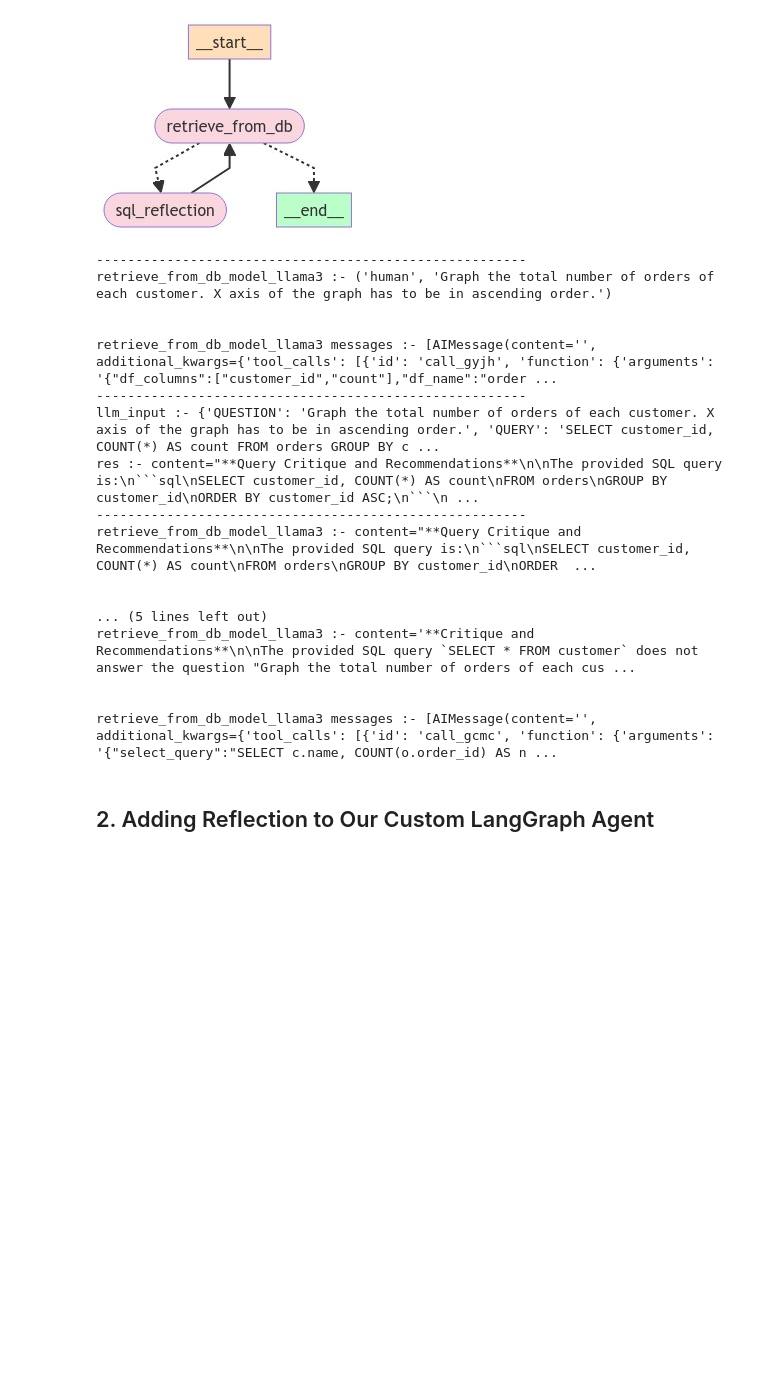
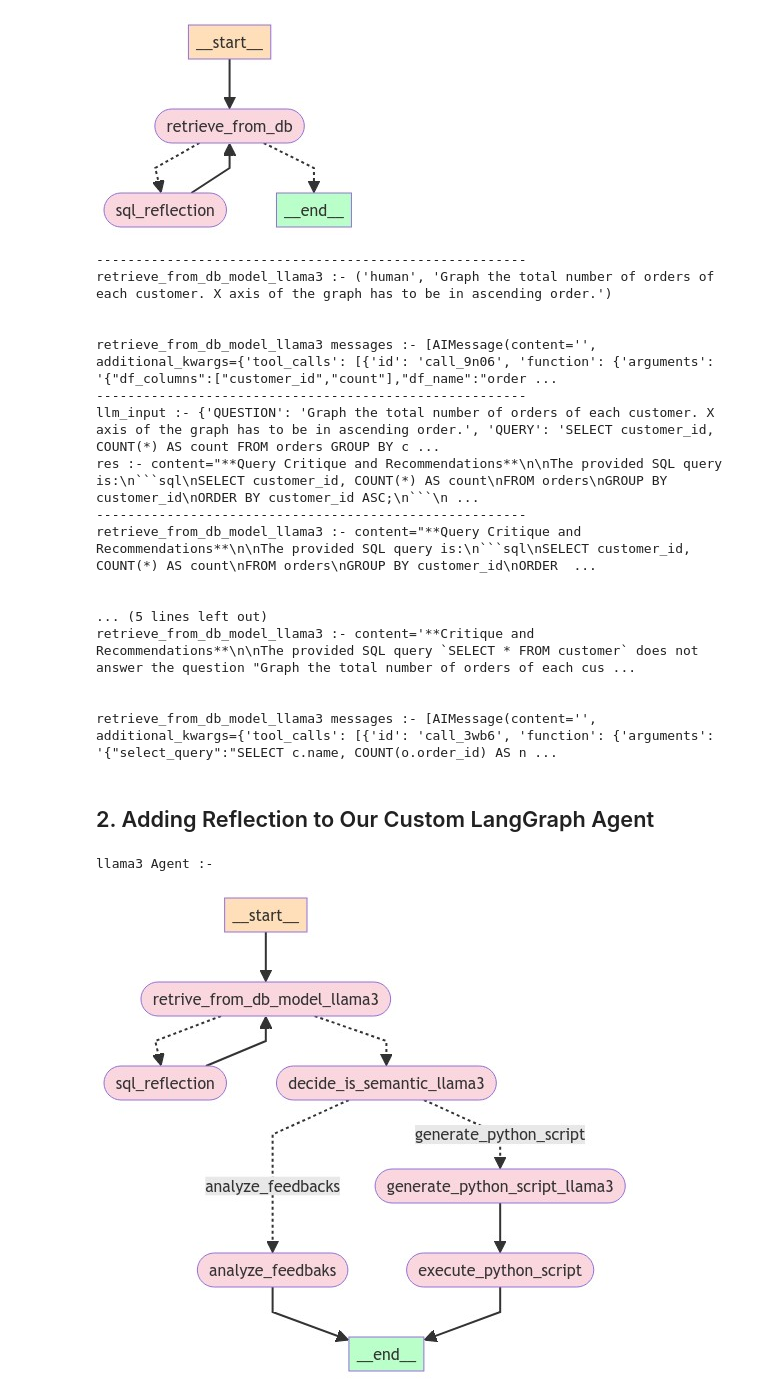
Before and after one commit to sudheera-94/ai_with_langchain, a Jupyter notebook: 03. Improve Output Quality/Improve_Output_Quality_1_Reflection.ipynb, the cells around one changed output. Cells and saved outputs as stored; diff of their text form; code cells hidden in the pictures; blank space fills up the shorter version.

Commit message:
Custom LangGraph agent compilation successful, result was not as expected

````diff
--- a/03. Improve Output Quality/Improve_Output_Quality_1_Reflection.ipynb
+++ b/03. Improve Output Quality/Improve_Output_Quality_1_Reflection.ipynb
@@ -163,13 +163,14 @@ display(Image(graph.get_graph().draw_mermaid_png()))
 # %% [output]
 [figure]
 # %%
-output_llama3 = graph.invoke({"messages": [("human", "Graph the total number of orders of each customer. X axis of the graph has to be in ascending order.")]})
+output_llama3 = graph.invoke({"messages": [
+    ("human", "Graph the total number of orders of each customer. X axis of the graph has to be in ascending order.")]})
 # %% [output]
 -------------------------------------------------------
 retrieve_from_db_model_llama3 :- ('human', 'Graph the total number of orders of each customer. X axis of the graph has to be in ascending order.')
 
 
-retrieve_from_db_model_llama3 messages :- [AIMessage(content='', additional_kwargs={'tool_calls': [{'id': 'call_gyjh', 'function': {'arguments': '{"df_columns":["customer_id","count"],"df_name":"order ...
+retrieve_from_db_model_llama3 messages :- [AIMessage(content='', additional_kwargs={'tool_calls': [{'id': 'call_9n06', 'function': {'arguments': '{"df_columns":["customer_id","count"],"df_name":"order ...
 -------------------------------------------------------
 llm_input :- {'QUESTION': 'Graph the total number of orders of each customer. X axis of the graph has to be in ascending order.', 'QUERY': 'SELECT customer_id, COUNT(*) AS count FROM orders GROUP BY c ...
 res :- content="**Query Critique and Recommendations**\n\nThe provided SQL query is:\n```sql\nSELECT customer_id, COUNT(*) AS count\nFROM orders\nGROUP BY customer_id\nORDER BY customer_id ASC;\n```\n ...
@@ -181,6 +182,6 @@ retrieve_from_db_model_llama3 :- content="**Query Critique and Recommendations**
 retrieve_from_db_model_llama3 :- content='**Critique and Recommendations**\n\nThe provided SQL query `SELECT * FROM customer` does not answer the question "Graph the total number of orders of each cus ...
 
 
-retrieve_from_db_model_llama3 messages :- [AIMessage(content='', additional_kwargs={'tool_calls': [{'id': 'call_gcmc', 'function': {'arguments': '{"select_query":"SELECT c.name, COUNT(o.order_id) AS n ...
+retrieve_from_db_model_llama3 messages :- [AIMessage(content='', additional_kwargs={'tool_calls': [{'id': 'call_3wb6', 'function': {'arguments': '{"select_query":"SELECT c.name, COUNT(o.order_id) AS n ...
 # %% [markdown]
 ## 2. Adding Reflection to Our Custom LangGraph Agent
@@ -186,0 +342,44 @@ retrieve_from_db_model_llama3 messages :- [AIMessage(content='', additional_kwar
+# %%
+def should_continue(state: AgentState):
+    if len(state["messages"]) > iterations * 2:
+        return "decide_is_semantic_llama3"
+    return "sql_reflection"
+
+
+workflow_llama3 = StateGraph(AgentState)
+
+workflow_llama3.add_node("retrive_from_db_model_llama3", retrieve_from_db_model_llama3)
+workflow_llama3.add_node("sql_reflection", sql_reflection_node)
+workflow_llama3.add_node("decide_is_semantic_llama3", decide_is_semantic_llama3)
+workflow_llama3.add_node("generate_python_script_llama3", generate_python_script_llama3)
+workflow_llama3.add_node("execute_python_script", execute_python_script)
+workflow_llama3.add_node("analyze_feedbaks", analyze_feedbaks)
+
+workflow_llama3.set_entry_point("retrive_from_db_model_llama3")
+workflow_llama3.add_conditional_edges(
+    "retrive_from_db_model_llama3",
+    should_continue,
+    {
+        "decide_is_semantic_llama3": "decide_is_semantic_llama3",
+        "sql_reflection": "sql_reflection"
+    }
+)
+workflow_llama3.add_edge("sql_reflection", "retrive_from_db_model_llama3")
+workflow_llama3.add_conditional_edges(
+    "decide_is_semantic_llama3",
+    is_semantic,
+    {
+        "analyze_feedbacks": "analyze_feedbaks",
+        "generate_python_script": "generate_python_script_llama3",
+    },
+)
+workflow_llama3.add_edge("generate_python_script_llama3", "execute_python_script")
+workflow_llama3.add_edge("execute_python_script", END)
+workflow_llama3.add_edge("analyze_feedbaks", END)
+
+app_llama3 = workflow_llama3.compile()
+print("llama3 Agent :- ")
+display(Image(app_llama3.get_graph().draw_mermaid_png()))
+# %% [output]
+llama3 Agent :-
+[figure, added]
````
Also changed, not shown: parts of 2 cells of this notebook.
